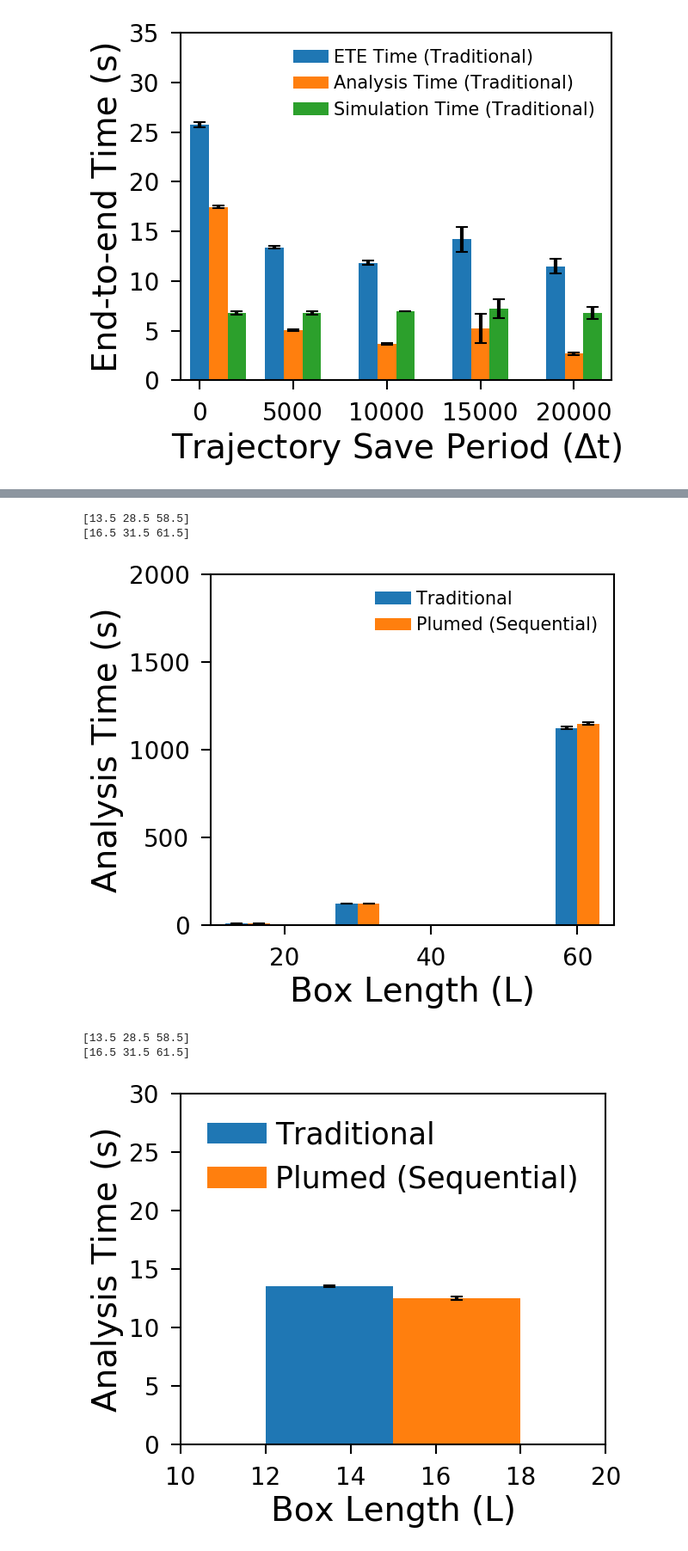
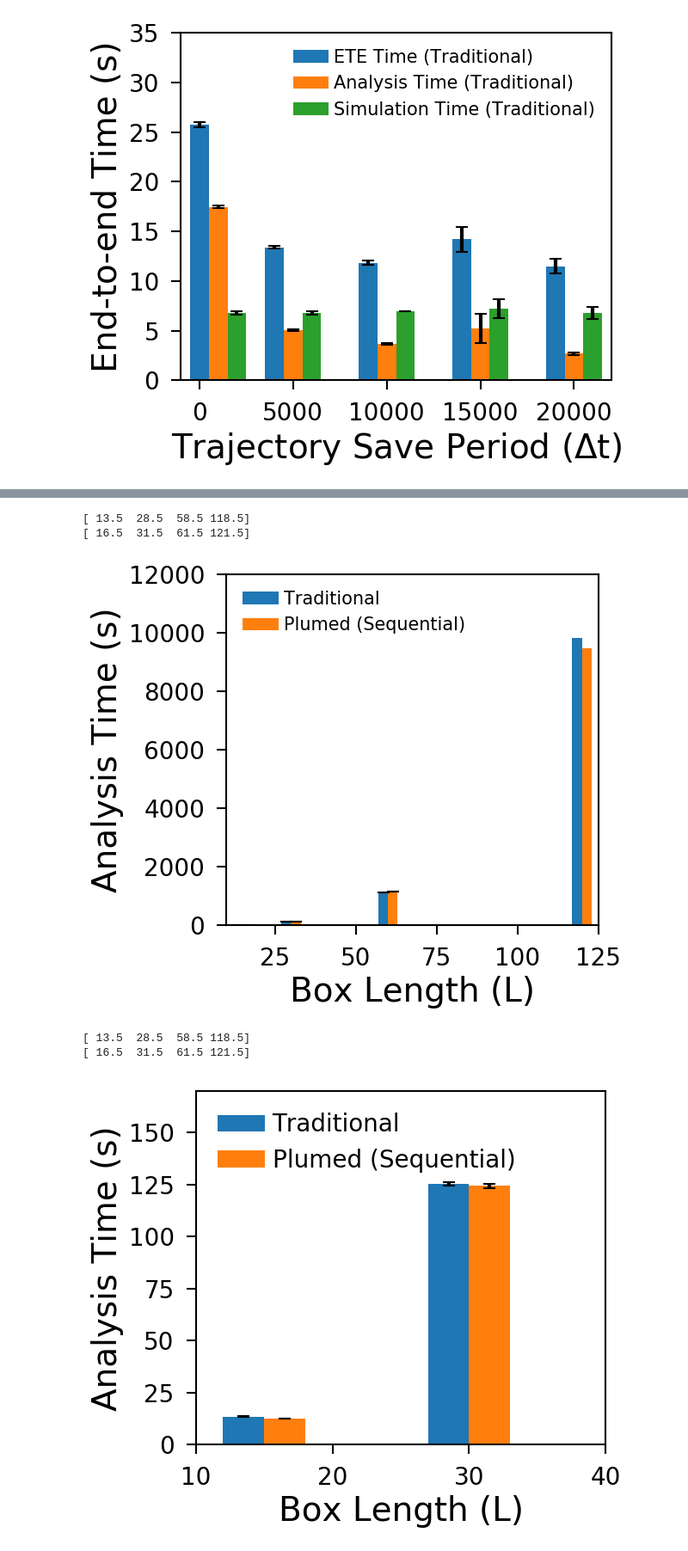
Before and after one commit to Analytics4MD/A4MD, a Jupyter notebook: examples/plot_varying_L.ipynb, the cells around one changed output, grey strips where cells are left out. Shown at 86% size. Cells and saved outputs as stored; diff of their text form; code cells hidden in the pictures.

Commit message:
Updating plots for L=120

```diff
--- a/examples/plot_varying_L.ipynb
+++ b/examples/plot_varying_L.ipynb
@@ -388,15 +388,15 @@ for index, (path,legend) in enumerate(paths.items()):
 plt.xlabel("Box Length (L)")
 plt.ylabel("Analysis Time (s)")
 plt.legend(fontsize=15)
-plt.ylim(0,2000)
-plt.xlim(10,65)
+plt.ylim(0,12000)
+plt.xlim(10,125)
 #plt.yscale('log')
 plt.savefig('a_time_bar.png', transparent=True)
 plt.show()
 # %% [output]
-[13.5 28.5 58.5]
-[16.5 31.5 61.5]
+[ 13.5  28.5  58.5 118.5]
+[ 16.5  31.5  61.5 121.5]
-[figure, old version]
+[figure, new version]
 # %%
 paths = {'sequential_vary_N':'Traditional','sequential_in_transit_vary_N':'Plumed (Sequential)'}
 for index, (path,legend) in enumerate(paths.items()):
@@ -414,36 +414,36 @@ for index, (path,legend) in enumerate(paths.items()):
         sim_time=get_sim_time(log_file,legend)
 
         total_times[L].append(total_time)
         a_time_dict[L].append(analysis_time)
         sim_time_dict[L].append(sim_time)
 
     #print(total_times)
     bar_width=3
     mean_tts = [np.mean(total_time_vals) for dump_interval,  total_time_vals in a_time_dict.items()]
     std_tts = [stats.sem(total_time_vals) for dump_interval, total_time_vals in a_time_dict.items()]
     dump_intervals = total_times.keys()
     x_vals = (np.array(list(dump_intervals)))
     if index==0:
         x_vals = x_vals-(bar_width/2)
     else:
         x_vals = x_vals+(bar_width/2)
     print(x_vals)
     plt.bar(x_vals,
             mean_tts,
             yerr=std_tts,
             align='center', alpha=1.0, ecolor='black', capsize=5, width=bar_width,
             label=legend)
 
 
 plt.xlabel("Box Length (L)")
 plt.ylabel("Analysis Time (s)")
-plt.legend(fontsize=25, loc='upper right')
-plt.ylim(0,30)
-plt.xlim(10,20)
+plt.legend(fontsize=20, loc='upper left')
+plt.ylim(0,170)
+plt.xlim(10,40)
 #plt.yscale('log')
 plt.savefig('a_time_bar_zoom.png', transparent=True)
 plt.show()
 # %% [output]
-[13.5 28.5 58.5]
-[16.5 31.5 61.5]
+[ 13.5  28.5  58.5 118.5]
+[ 16.5  31.5  61.5 121.5]
-[figure, old version]
+[figure, new version]
```
Also changed, not shown: parts of 4 cells of this notebook.
